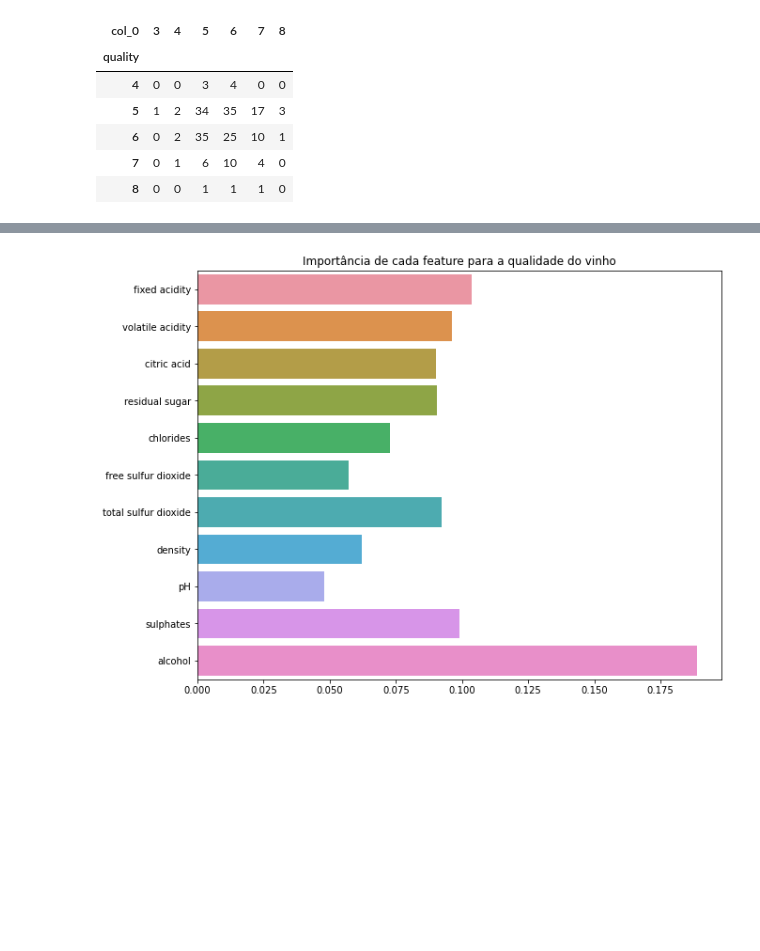
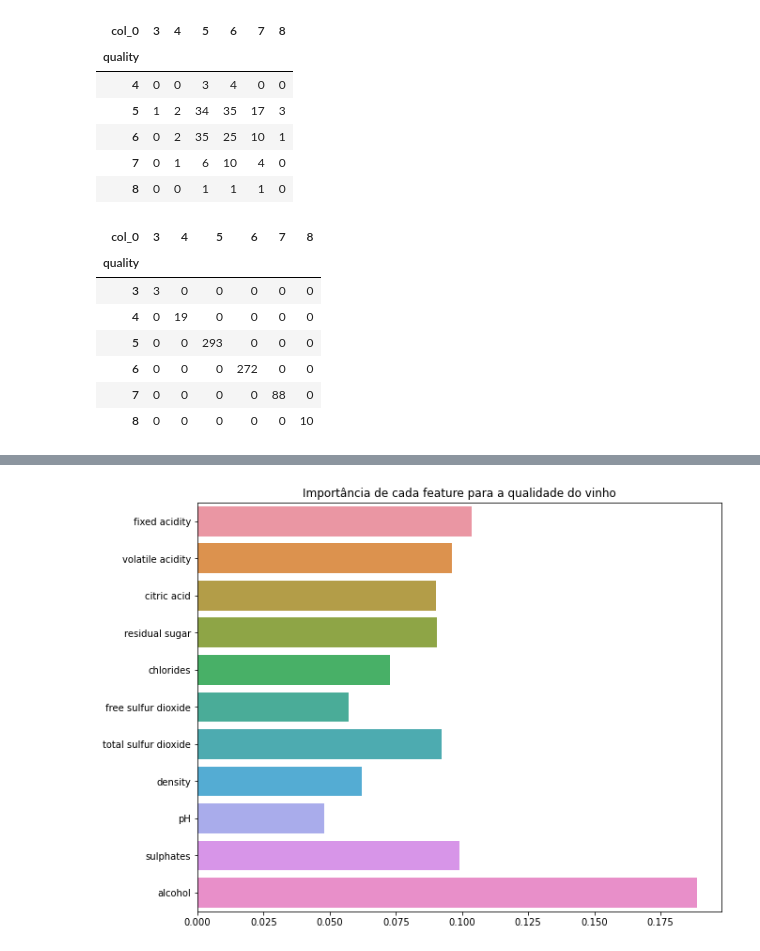
Before and after one commit to insper-classroom/22-2a-cd-p2-grupo_henriques_e_lari, a Jupyter notebook: Histogramas Projeto 2.ipynb, the cells around one changed output, grey strips where cells are left out. Drawn from its saved outputs; the diff is of its cells as text; code cells hidden in the pictures; blank space fills up the shorter version.

```diff
--- a/Histogramas Projeto 2.ipynb
+++ b/Histogramas Projeto 2.ipynb
@@ -663,3 +663,15 @@ pd.crosstab(y_teste, y_previsto)
 | 6 | 0 | 2 | 35 | 25 | 10 | 1 |
 | 7 | 0 | 1 | 6 | 10 | 4 | 0 |
 | 8 | 0 | 0 | 1 | 1 | 1 | 0 |
+# %%
+y_prev_treino = decision_maker.predict(X_treinamento)
+pd.crosstab(y_treinamento, y_prev_treino)
+# %% [output]
+| col_0 | 3 | 4 | 5 | 6 | 7 | 8 |
+| quality |  |  |  |  |  |  |
+| 3 | 3 | 0 | 0 | 0 | 0 | 0 |
+| 4 | 0 | 19 | 0 | 0 | 0 | 0 |
+| 5 | 0 | 0 | 293 | 0 | 0 | 0 |
+| 6 | 0 | 0 | 0 | 272 | 0 | 0 |
+| 7 | 0 | 0 | 0 | 0 | 88 | 0 |
+| 8 | 0 | 0 | 0 | 0 | 0 | 10 |
```
Also changed, not shown: parts of 3 cells of this notebook.
